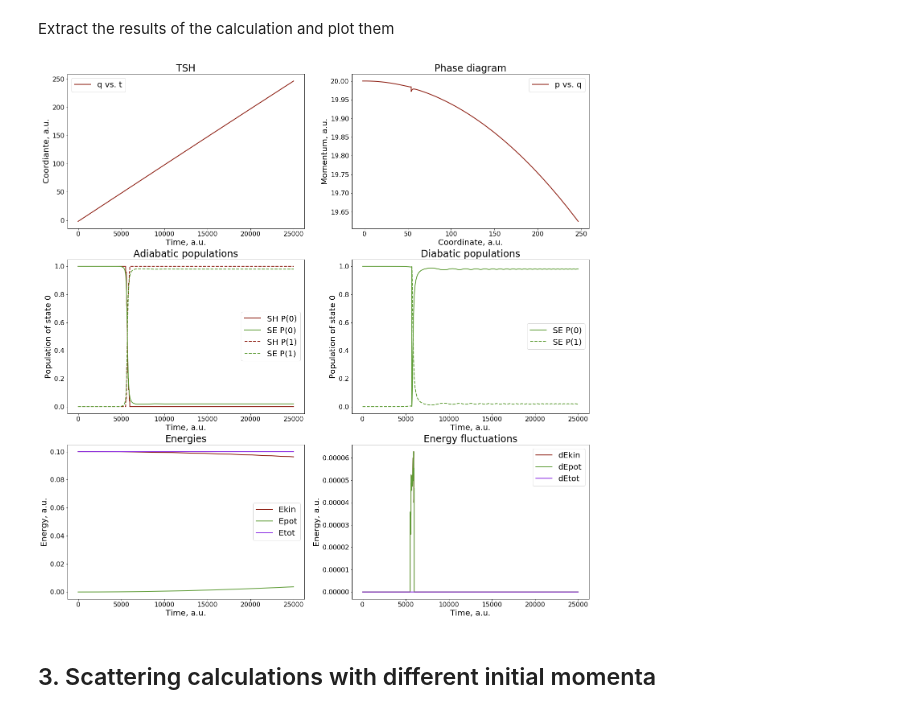
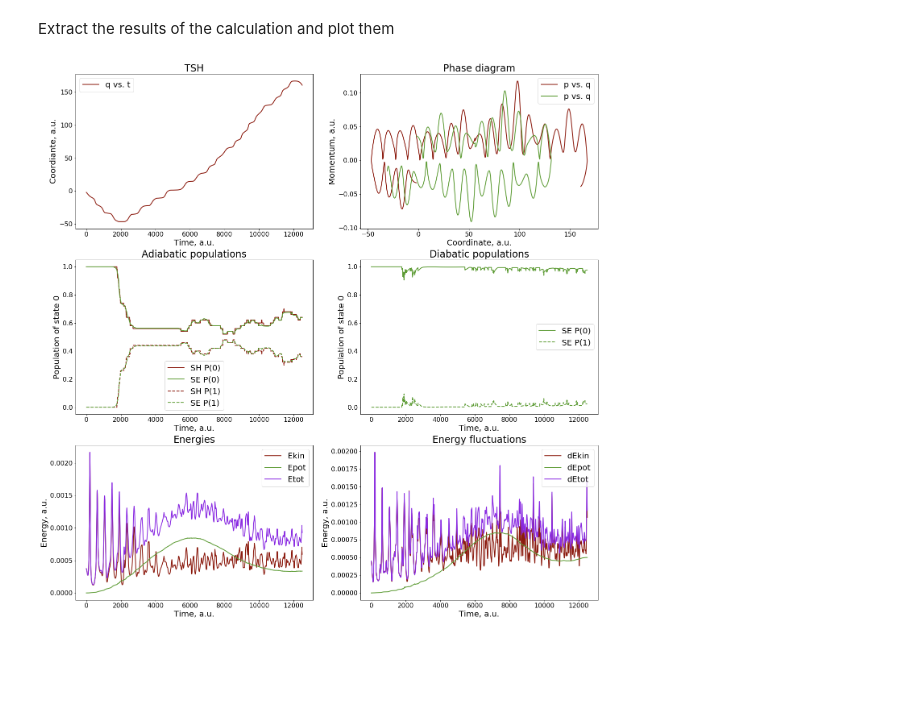
Before and after one commit to Quantum-Dynamics-Hub/libra-code, a Jupyter notebook: notebooks/Example11_models/Landry-Subotnik.ipynb, the cells around one changed output. Saved outputs shown, nothing was run; the diff lists cells and outputs as text; code cells hidden in the pictures; blank space fills up the shorter version.

```diff
--- a/notebooks/Example11_models/Landry-Subotnik.ipynb
+++ b/notebooks/Example11_models/Landry-Subotnik.ipynb
@@ -207,16 +208,20 @@ rnd = Random()
 
 
 # Dimensionality and dynamical variables
-ndia, nadi, nnucl, ntraj = 2, 2, 1, 25
+ndia, nadi, nnucl, ntraj = 2, 2, 1, 50
+
+mass = 1.0
+kT = model_params["kT"]
+T  = model_params["kT"]/units.kB
 
 mean_q = MATRIX(nnucl,1);   mean_q.set(0,0, -2.0)
 sigma_q = MATRIX(nnucl,1);  sigma_q.set(0,0, 0.0)
-mean_p = MATRIX(nnucl,1);   mean_p.set(0,0, 20.0)
-sigma_p = MATRIX(nnucl,1);  sigma_p.set(0,0, 0.0)
+mean_p = MATRIX(nnucl,1);   mean_p.set(0,0,  0.0)
+sigma_p = MATRIX(nnucl,1);  sigma_p.set(0,0, math.sqrt(kT * mass))
 
 q = MATRIX(nnucl,ntraj);  tsh.sample(q, mean_q, sigma_q, rnd)
 p = MATRIX(nnucl,ntraj);  tsh.sample(p, mean_p, sigma_p, rnd)
-iM = MATRIX(nnucl,1);     iM.set(0,0, 1.0/2000.0)
+iM = MATRIX(nnucl,1);     iM.set(0,0, mass)
 
 istate = 0
 Cdia, Cadi = CMATRIX(ndia, ntraj), CMATRIX(nadi, ntraj)
@@ -230,11 +235,15 @@ for traj in xrange(ntraj):
 # Model parameters
 
 # Dynamics (Simulation) parameters
+
 dyn_params = { "rep":1, "rep_sh":1, "tsh_method":0, "use_boltz_factor":0,
-               "nsteps":50000,
-               "Temperature":300.0, "do_reverse":1, "vel_rescale_opt":1, "dt":0.5 }
+               "nsteps":5000,
+               "Temperature":300.0, "do_reverse":1, "vel_rescale_opt":1, "dt":2.5,
+               "BATH_params":{"Temperature":300.0, "Q":10.0, "thermostat_type":"Nose-Hoover", "nu_therm":0.01, "NHC_size":10}
+             }
 
-res = tsh_algo1.run_tsh(q, p, iM, Cdia, Cadi, states, model_params, dyn_params, compute_model, rnd)
+#res = tsh_algo1.run_tsh(q, p, iM, Cdia, Cadi, states, model_params, dyn_params, compute_model, rnd)
+res = tsh_algo2.run_tsh(q, p, iM, Cdia, Cadi, states, model_params, dyn_params, compute_model, rnd)
 # %% [markdown]
 Extract the results of the calculation and plot them
 # %%
@@ -245,6 +254,10 @@ Extract the results of the calculation and plot them
 obs_T = res[0]
 obs_q = data_conv.unpack1(res[1], 0, 0, 2)
 obs_p = data_conv.unpack1(res[2], 0, 0, 2)
+
+obs_q2 = data_conv.unpack1(res[1], 0, 1, 2)
+obs_p2 = data_conv.unpack1(res[2], 0, 1, 2)
+
 obs_Ekin = res[3]
 obs_Epot = res[4]
 obs_Etot = res[5]
@@ -273,6 +286,7 @@ plt.title('Phase diagram')
 plt.xlabel('Coordinate, a.u.')
 plt.ylabel('Momentum, a.u.')
 plt.plot(obs_q, obs_p, label='p vs. q', linewidth=2, color = colors["11"])
+plt.plot(obs_q2, obs_p2, label='p vs. q', linewidth=2, color = colors["21"])
 plt.legend()
 
 
@@ -289,33 +303,31 @@ plt.legend()
 plt.subplot(3,2,4)
 plt.title('Diabatic populations')
 plt.xlabel('Time, a.u.')
 plt.ylabel('Population of state 0')
 plt.plot(obs_T, obs_dm_dia00, label='SE P(0)', linewidth=2, color = colors["21"])
 plt.plot(obs_T, obs_dm_dia11, "--", label='SE P(1)', linewidth=2, color = colors["21"])
 plt.legend()
 
 plt.subplot(3,2,5)
 plt.title('Energies')
 plt.xlabel('Time, a.u.')
 plt.ylabel('Energy, a.u.')
 plt.plot(obs_T, obs_Ekin, label='Ekin', linewidth=2, color = colors["11"])
 plt.plot(obs_T, obs_Epot, label='Epot', linewidth=2, color = colors["21"])
 plt.plot(obs_T, obs_Etot, label='Etot', linewidth=2, color = colors["31"])
 plt.legend()
 
 plt.subplot(3,2,6)
 plt.title('Energy fluctuations')
 plt.xlabel('Time, a.u.')
 plt.ylabel('Energy, a.u.')
 plt.plot(obs_T, obs_dEkin, label='dEkin', linewidth=2, color = colors["11"])
 plt.plot(obs_T, obs_dEpot, label='dEpot', linewidth=2, color = colors["21"])
 plt.plot(obs_T, obs_dEtot, label='dEtot', linewidth=2, color = colors["31"])
 plt.legend()
 
 
 plt.show()
 plt.close()
 # %% [output]
-[figure, old version]
+[figure, new version]
-# %% [markdown]
-## 3. Scattering calculations with different initial momenta
```
Also changed, not shown: parts of 7 cells of this notebook, 2 other files.
